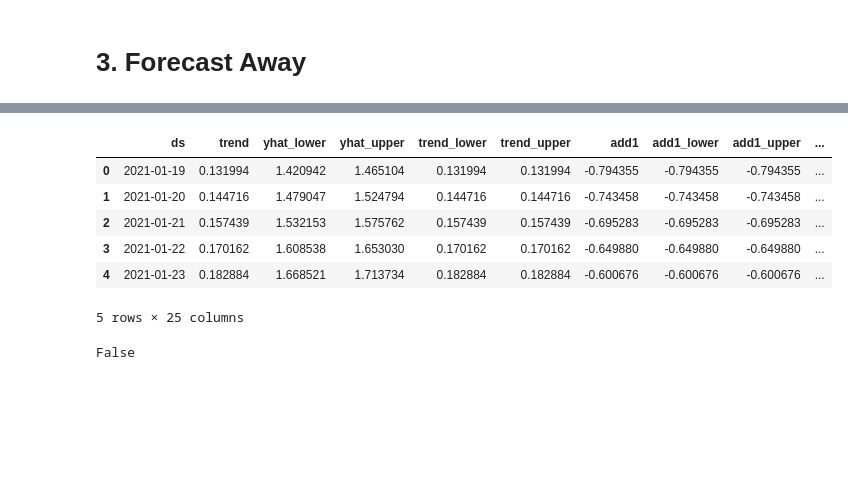
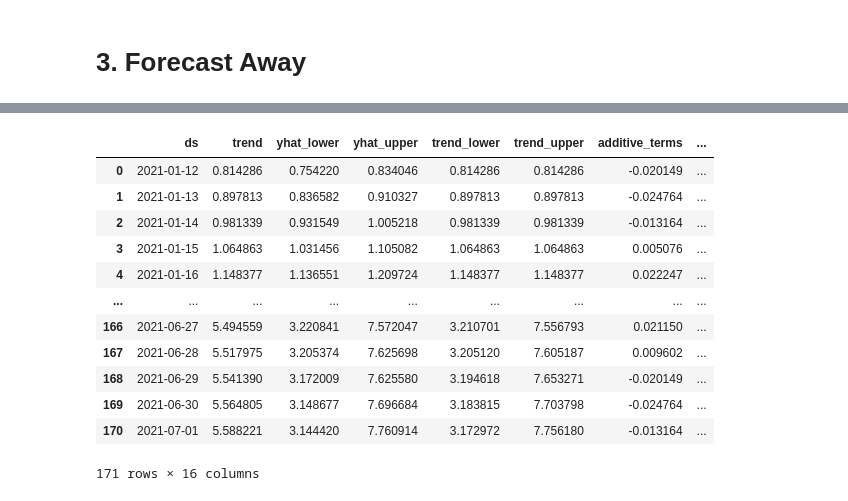
Before and after one commit to Marcellisv/Final_Projec, a Jupyter notebook: model/Time_Series_Model.ipynb, the cells around one changed output, grey strips where cells are left out. Saved outputs shown, nothing was run; the diff lists cells and outputs as text; code cells hidden in the pictures; blank space fills up the shorter version.

```diff
--- a/model/Time_Series_Model.ipynb
+++ b/model/Time_Series_Model.ipynb
@@ -207,0 +218,3 @@ penn
+# %%
+penn1=penn.filter(['date','people_vaccinated_per_hundred'])
+penn1
@@ -247,4 +278,4 @@ penn_cases = penn.drop(["death_Increase", "hospitalized", "positive_Increase",
 # %%
-penn = penn.rename(columns = {'date' : 'ds','positive': 'add1', "total_vaccinations_per_hundred": "y"}, inplace = False)
-penn
+penn1 = penn1.rename(columns = {'date' : 'ds','people_vaccinated_per_hundred': 'y'})
+penn1
 # %% [output]
@@ -292,8 +299,8 @@ SyntaxError: invalid syntax (<ipython-input-48-c765b334fc7c>, line 1)
 # %% [markdown]
 # 2. Train Model
 # %%
-m = Prophet(interval_width=0.95, daily_seasonality=True)
-m.add_regressor("add1")
-m.fit(penn)
+m = Prophet()
+#m.add_regressor('add1',standardize=False)
+m.fit(penn1)
 # %% [output]
 INFO:fbprophet:Disabling yearly seasonality. Run prophet with yearly_seasonality=True to override this.
@@ -301,2 +329,4 @@ INFO:fbprophet:Disabling yearly seasonality. Run prophet with yearly_seasonality
 # %% [markdown]
 # 3. Forecast Away
+# %%
+future = m.make_future_dataframe(periods=120)
@@ -303,19 +342,17 @@ INFO:fbprophet:Disabling yearly seasonality. Run prophet with yearly_seasonality
 # %%
-forecast = m.predict(penn.drop(columns="y"))
-forecast.head()
+forecast= m.predict(future)
+forecast
 # %% [output]
-|  | ds | trend | yhat_lower | yhat_upper | trend_lower | trend_upper | add1 | add1_lower | add1_upper | ... |
-| 0 | 2021-01-19 | 0.131994 | 1.420942 | 1.465104 | 0.131994 | 0.131994 | -0.794355 | -0.794355 | -0.794355 | ... |
-| 1 | 2021-01-20 | 0.144716 | 1.479047 | 1.524794 | 0.144716 | 0.144716 | -0.743458 | -0.743458 | -0.743458 | ... |
-| 2 | 2021-01-21 | 0.157439 | 1.532153 | 1.575762 | 0.157439 | 0.157439 | -0.695283 | -0.695283 | -0.695283 | ... |
-| 3 | 2021-01-22 | 0.170162 | 1.608538 | 1.653030 | 0.170162 | 0.170162 | -0.649880 | -0.649880 | -0.649880 | ... |
-| 4 | 2021-01-23 | 0.182884 | 1.668521 | 1.713734 | 0.182884 | 0.182884 | -0.600676 | -0.600676 | -0.600676 | ... |
+|  | ds | trend | yhat_lower | yhat_upper | trend_lower | trend_upper | additive_terms | ... |
+| 0 | 2021-01-12 | 0.814286 | 0.754220 | 0.834046 | 0.814286 | 0.814286 | -0.020149 | ... |
+| 1 | 2021-01-13 | 0.897813 | 0.836582 | 0.910327 | 0.897813 | 0.897813 | -0.024764 | ... |
+| 2 | 2021-01-14 | 0.981339 | 0.931549 | 1.005218 | 0.981339 | 0.981339 | -0.013164 | ... |
+| 3 | 2021-01-15 | 1.064863 | 1.031456 | 1.105082 | 1.064863 | 1.064863 | 0.005076 | ... |
+| 4 | 2021-01-16 | 1.148377 | 1.136551 | 1.209724 | 1.148377 | 1.148377 | 0.022247 | ... |
+| ... | ... | ... | ... | ... | ... | ... | ... | ... |
+| 166 | 2021-06-27 | 5.494559 | 3.220841 | 7.572047 | 3.210701 | 7.556793 | 0.021150 | ... |
+| 167 | 2021-06-28 | 5.517975 | 3.205374 | 7.625698 | 3.205120 | 7.605187 | 0.009602 | ... |
+| 168 | 2021-06-29 | 5.541390 | 3.172009 | 7.625580 | 3.194618 | 7.653271 | -0.020149 | ... |
+| 169 | 2021-06-30 | 5.564805 | 3.148677 | 7.696684 | 3.183815 | 7.703798 | -0.024764 | ... |
+| 170 | 2021-07-01 | 5.588221 | 3.144420 | 7.760914 | 3.172972 | 7.756180 | -0.013164 | ... |
-5 rows × 25 columns
+171 rows × 16 columns
-# %%
-#future = m.make_future_dataframe(periods=100,freq='D')
-#forecast = m.predict(future)
-#forecast.head()
-np.any(np.isnan(penn))
-np.all(np.isfinite(penn))
-# %% [output]
-False
```
Also changed, not shown: parts of 30 cells of this notebook, 1 other file.
